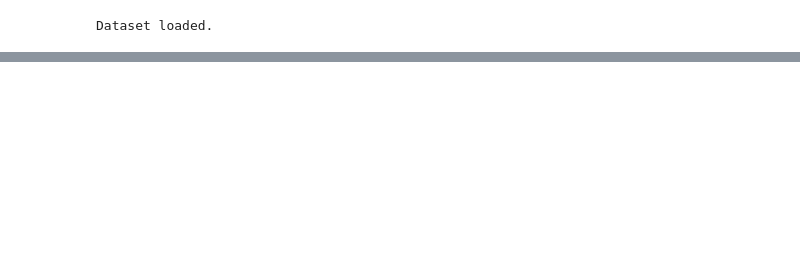
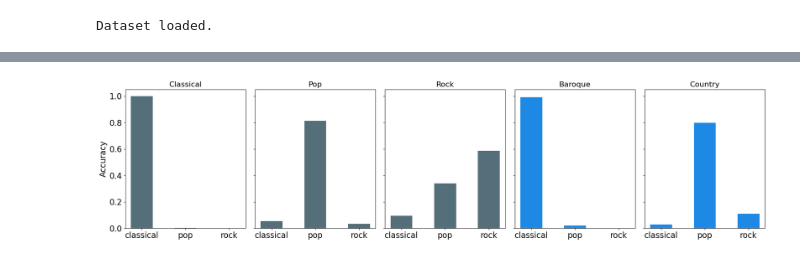
Before and after one commit to edel-david/transformer_from_scratch, a Jupyter notebook: models/GoePT/test_model.ipynb, the cells around one changed output, grey strips where cells are left out. Drawn from its saved outputs; the diff is of its cells as text; code cells hidden in the pictures; blank space fills up the shorter version.

Commit message:
feat: plot per genre

```diff
--- a/models/GoePT/test_model.ipynb
+++ b/models/GoePT/test_model.ipynb
@@ -13,7 +13,7 @@ with open(os.path.join("../..", "checkpoints", 'class_rock_pop_80percent.json'),
 
 model = GoePT.from_state_dict(state_dict)
 # %%
-only_genres = ["pop", "rock", "country"]
+only_genres = ["pop", "rock", "classical"]
 test_dataset = Dataset("test", only_genres=only_genres, uniform=True, data_dir="../../data", context_length=model.context_length)
 test_dataset.get_slices(context_length=model.context_length, data_dir='../../data') # precompute slices, they stay cached
 
@@ -59,0 +103,28 @@ Top1 accuracy for country: 0.0050 (3/600)
+# %%
+import matplotlib.pyplot as plt
+
+# Create a figure and a set of subplots
+fig, axes = plt.subplots(1, 5, figsize=(20, 5), sharey=True)
+
+
+genres_to_analyze = ["classical", "pop", "rock", "baroque", "country"]
+
+# Plot each genre's classification distribution
+for i, genre in enumerate(genres_to_analyze):
+    if genre in only_genres:
+        color = "#546E7A"
+    else:
+        color = "#1E88E5"
+
+    data = acc_genre[genre]
+    axes[i].bar(data.keys(), data.values(), width=0.5, color=color)
+    axes[i].set_title(genre.title(), fontsize=16)
+    axes[i].tick_params(axis='both', which='major', labelsize=17)
+    if i == 0:
+        axes[i].set_ylabel('Accuracy', fontsize=17)
+
+plt.savefig("genre_accuracy.svg")
+plt.tight_layout()
+plt.show()
+# %% [output]
+[figure, added]
```
Also changed, not shown: parts of 3 cells of this notebook.
